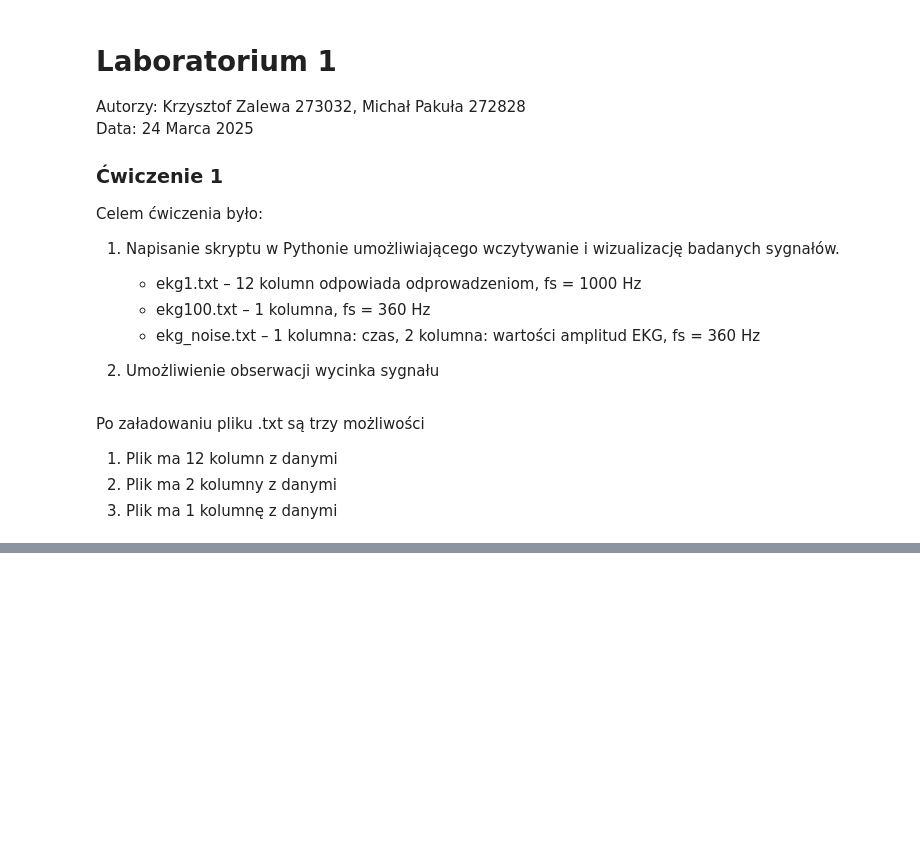
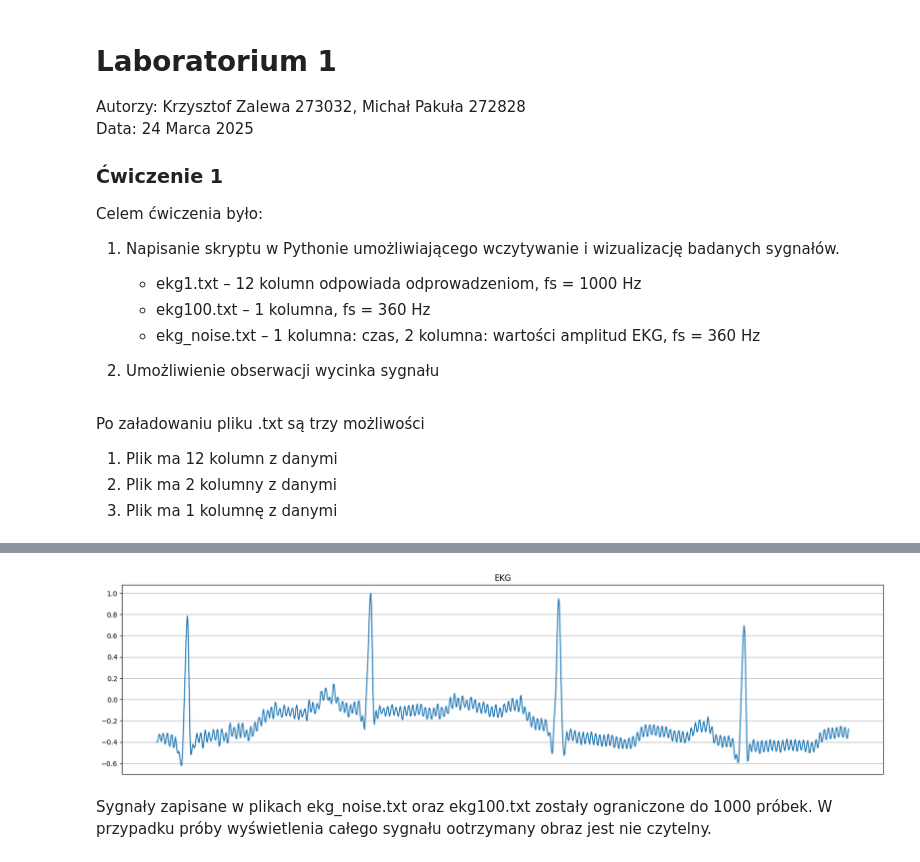
Before and after one commit to krysx7003/CPSO, a Jupyter notebook: Lab1/Cw1.ipynb, the cells around one changed output, grey strips where cells are left out. Saved outputs shown, nothing was run; the diff lists cells and outputs as text; code cells hidden in the pictures; blank space fills up the shorter version.

```diff
--- a/Lab1/Cw1.ipynb
+++ b/Lab1/Cw1.ipynb
@@ -98,0 +100,7 @@ Powyżej znajduję się wykres załadowany EKG dla pliku ekg1.txt (Dla plików e
+# %%
+data_frame = loadFile("ekg_noise.txt")
+displayEKG(data_frame,100,1100)
+# %% [output]
+[figure, added]
+# %% [markdown]
+Sygnały zapisane w plikach ekg_noise.txt oraz ekg100.txt zostały ograniczone do 1000 próbek. W przypadku próby wyświetlenia całego sygnału ootrzymany obraz jest nie czytelny.
```
Also changed, not shown: parts of 6 cells of this notebook, 12 other files.
